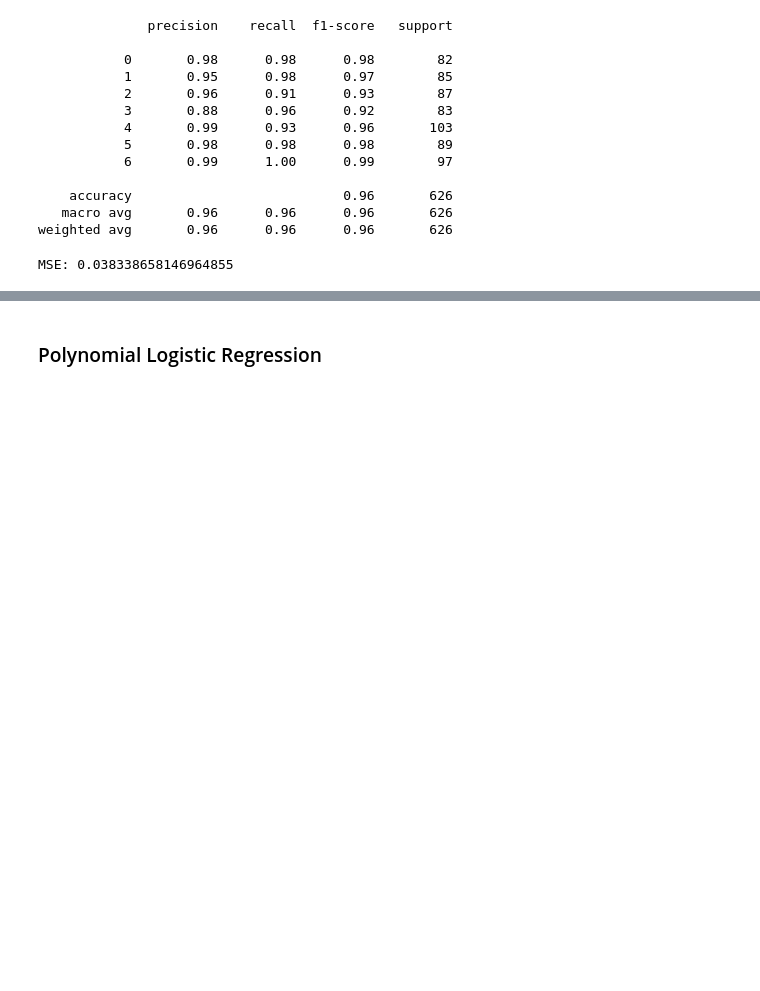
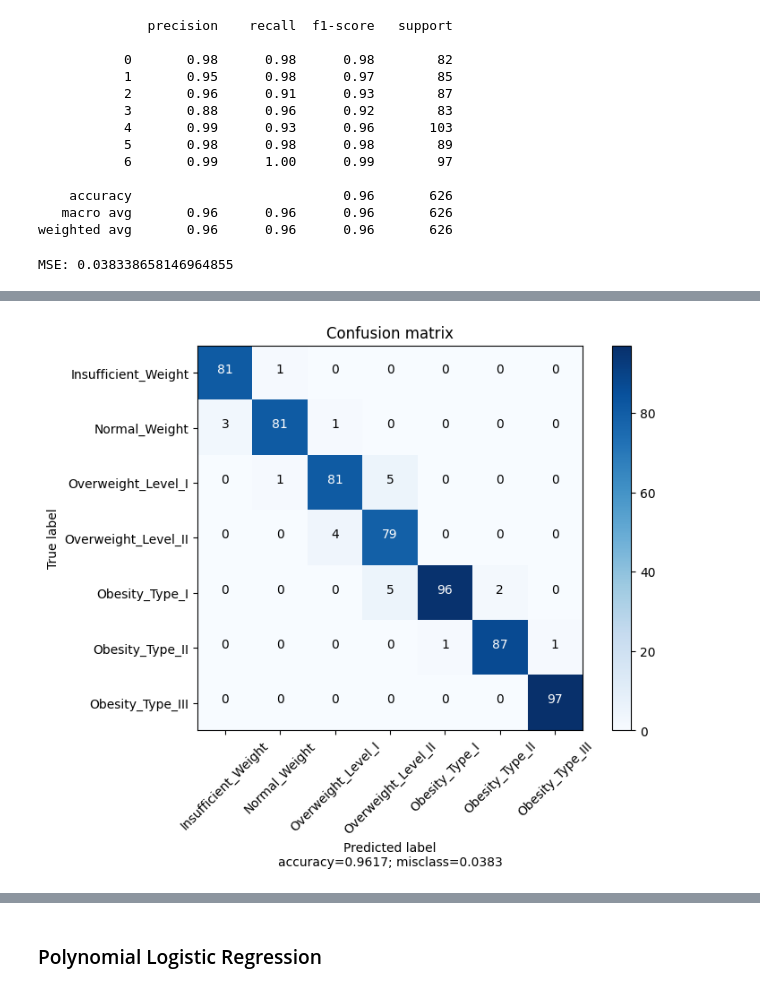
Before and after one commit to LorenzoColletta/DataIntensive, a Jupyter notebook: Data_Intensive_Project.ipynb, the cells around one changed output, grey strips where cells are left out. Drawn from its saved outputs; the diff is of its cells as text; code cells hidden in the pictures; blank space fills up the shorter version.

```diff
--- a/Data_Intensive_Project.ipynb
+++ b/Data_Intensive_Project.ipynb
@@ -1001,0 +1067,7 @@ MSE: 0.038338658146964855
+# %%
+y_pred = linear_log_reg_cv.predict(X_val)
+cm = confusion_matrix(y_val, y_pred)
+
+plot_confusion_matrix(cm, target_names=['Insufficient_Weight', 'Normal_Weight', 'Overweight_Level_I', 'Overweight_Level_II', 'Obesity_Type_I', 'Obesity_Type_II', 'Obesity_Type_III'], normalize=False)
+# %% [output]
+[figure, added]
```
Also changed, not shown: parts of 11 cells of this notebook.
